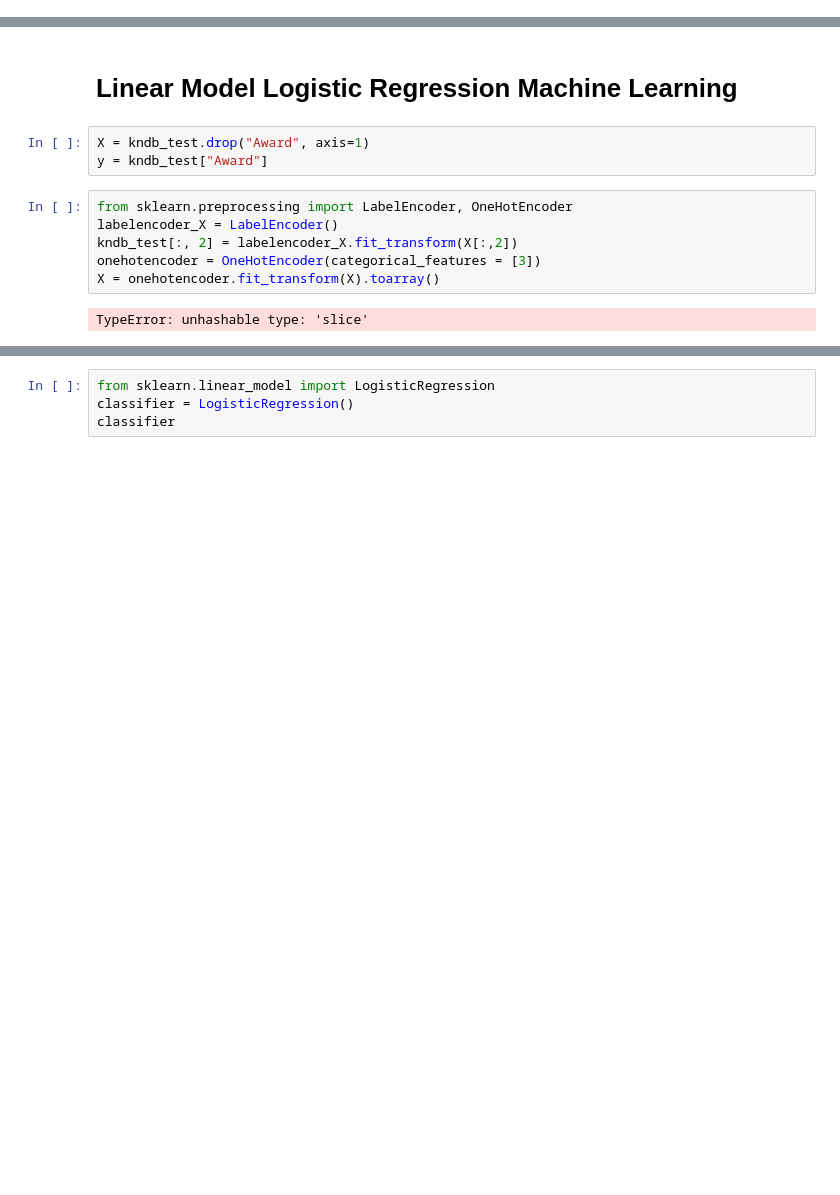
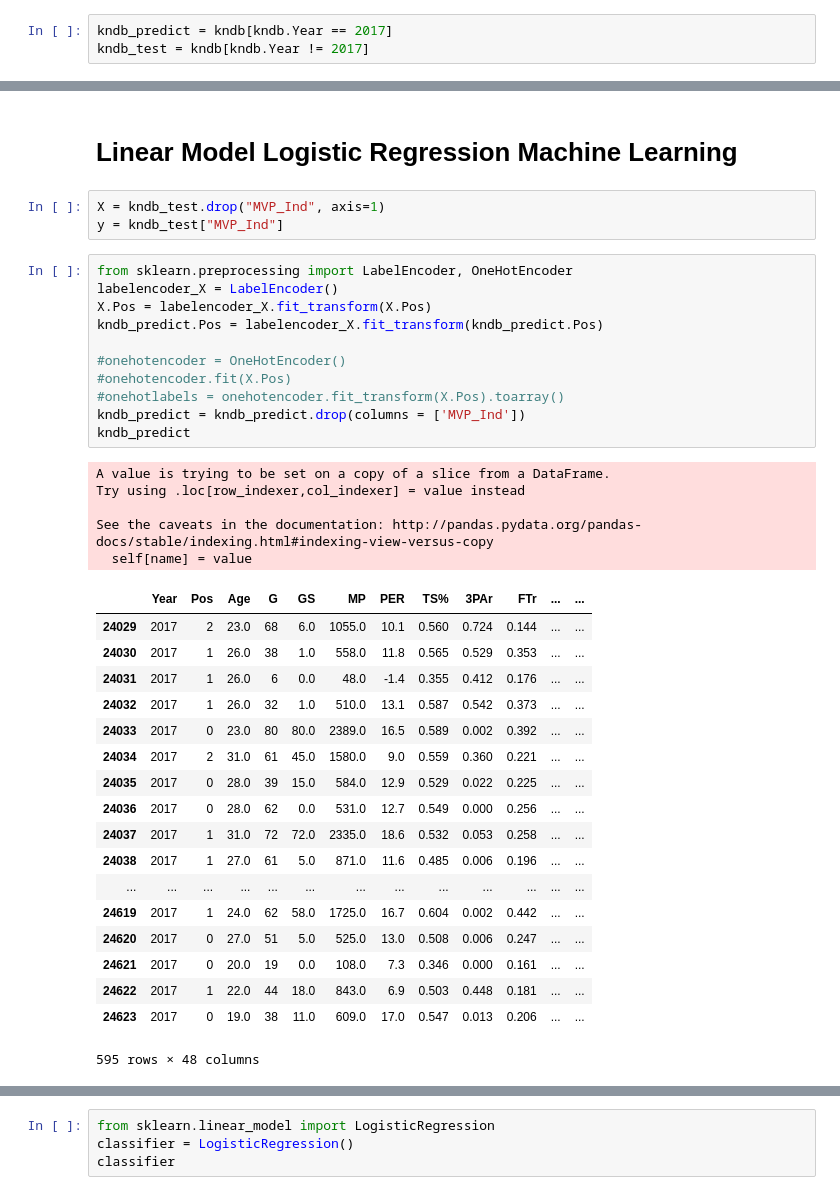
Before and after one commit to nickyd1218/KNDB, a Jupyter notebook: KNDB.ipynb, the cells around one changed output, grey strips where cells are left out. Saved outputs shown, nothing was run; the diff lists cells and outputs as text; blank space fills up the shorter version.

```diff
--- a/KNDB.ipynb
+++ b/KNDB.ipynb
@@ -59,3 +75,6 @@ kndb_test = kndb_test.drop(columns = ['Player','Tm'])
+# %%
+kndb_predict = kndb[kndb.Year == 2017]
+kndb_test = kndb[kndb.Year != 2017]
 # %%
 kndb_test.dtypes
 # %% [output]
@@ -89,16 +108,43 @@ kndb_test.head()
 # %% [markdown]
 # Linear Model Logistic Regression Machine Learning
 # %%
-X = kndb_test.drop("Award", axis=1)
-y = kndb_test["Award"]
+X = kndb_test.drop("MVP_Ind", axis=1)
+y = kndb_test["MVP_Ind"]
 # %%
 from sklearn.preprocessing import LabelEncoder, OneHotEncoder
 labelencoder_X = LabelEncoder()
-kndb_test[:, 2] = labelencoder_X.fit_transform(X[:,2])
-onehotencoder = OneHotEncoder(categorical_features = [3])
-X = onehotencoder.fit_transform(X).toarray()
+X.Pos = labelencoder_X.fit_transform(X.Pos)
+kndb_predict.Pos = labelencoder_X.fit_transform(kndb_predict.Pos)
+
+#onehotencoder = OneHotEncoder()
+#onehotencoder.fit(X.Pos)
+#onehotlabels = onehotencoder.fit_transform(X.Pos).toarray()
+kndb_predict = kndb_predict.drop(columns = ['MVP_Ind'])
+kndb_predict
 # %% [output]
-TypeError: unhashable type: 'slice'
+A value is trying to be set on a copy of a slice from a DataFrame.
+Try using .loc[row_indexer,col_indexer] = value instead
+
+See the caveats in the documentation: http://pandas.pydata.org/pandas-docs/stable/indexing.html#indexing-view-versus-copy
+  self[name] = value
+|  | Year | Pos | Age | G | GS | MP | PER | TS% | 3PAr | FTr | ... | ... |
+| 24029 | 2017 | 2 | 23.0 | 68 | 6.0 | 1055.0 | 10.1 | 0.560 | 0.724 | 0.144 | ... | ... |
+| 24030 | 2017 | 1 | 26.0 | 38 | 1.0 | 558.0 | 11.8 | 0.565 | 0.529 | 0.353 | ... | ... |
+| 24031 | 2017 | 1 | 26.0 | 6 | 0.0 | 48.0 | -1.4 | 0.355 | 0.412 | 0.176 | ... | ... |
+| 24032 | 2017 | 1 | 26.0 | 32 | 1.0 | 510.0 | 13.1 | 0.587 | 0.542 | 0.373 | ... | ... |
+| 24033 | 2017 | 0 | 23.0 | 80 | 80.0 | 2389.0 | 16.5 | 0.589 | 0.002 | 0.392 | ... | ... |
+| 24034 | 2017 | 2 | 31.0 | 61 | 45.0 | 1580.0 | 9.0 | 0.559 | 0.360 | 0.221 | ... | ... |
+| 24035 | 2017 | 0 | 28.0 | 39 | 15.0 | 584.0 | 12.9 | 0.529 | 0.022 | 0.225 | ... | ... |
+| 24036 | 2017 | 0 | 28.0 | 62 | 0.0 | 531.0 | 12.7 | 0.549 | 0.000 | 0.256 | ... | ... |
+| 24037 | 2017 | 1 | 31.0 | 72 | 72.0 | 2335.0 | 18.6 | 0.532 | 0.053 | 0.258 | ... | ... |
+| 24038 | 2017 | 1 | 27.0 | 61 | 5.0 | 871.0 | 11.6 | 0.485 | 0.006 | 0.196 | ... | ... |
+| ... | ... | ... | ... | ... | ... | ... | ... | ... | ... | ... | ... | ... |
+| 24619 | 2017 | 1 | 24.0 | 62 | 58.0 | 1725.0 | 16.7 | 0.604 | 0.002 | 0.442 | ... | ... |
+| 24620 | 2017 | 0 | 27.0 | 51 | 5.0 | 525.0 | 13.0 | 0.508 | 0.006 | 0.247 | ... | ... |
+| 24621 | 2017 | 0 | 20.0 | 19 | 0.0 | 108.0 | 7.3 | 0.346 | 0.000 | 0.161 | ... | ... |
+| 24622 | 2017 | 1 | 22.0 | 44 | 18.0 | 843.0 | 6.9 | 0.503 | 0.448 | 0.181 | ... | ... |
+| 24623 | 2017 | 0 | 19.0 | 38 | 11.0 | 609.0 | 17.0 | 0.547 | 0.013 | 0.206 | ... | ... |
+595 rows × 48 columns
 # %%
 from sklearn.model_selection import train_test_split
 
```
Also changed, not shown: parts of 15 cells of this notebook, 1 other file.
